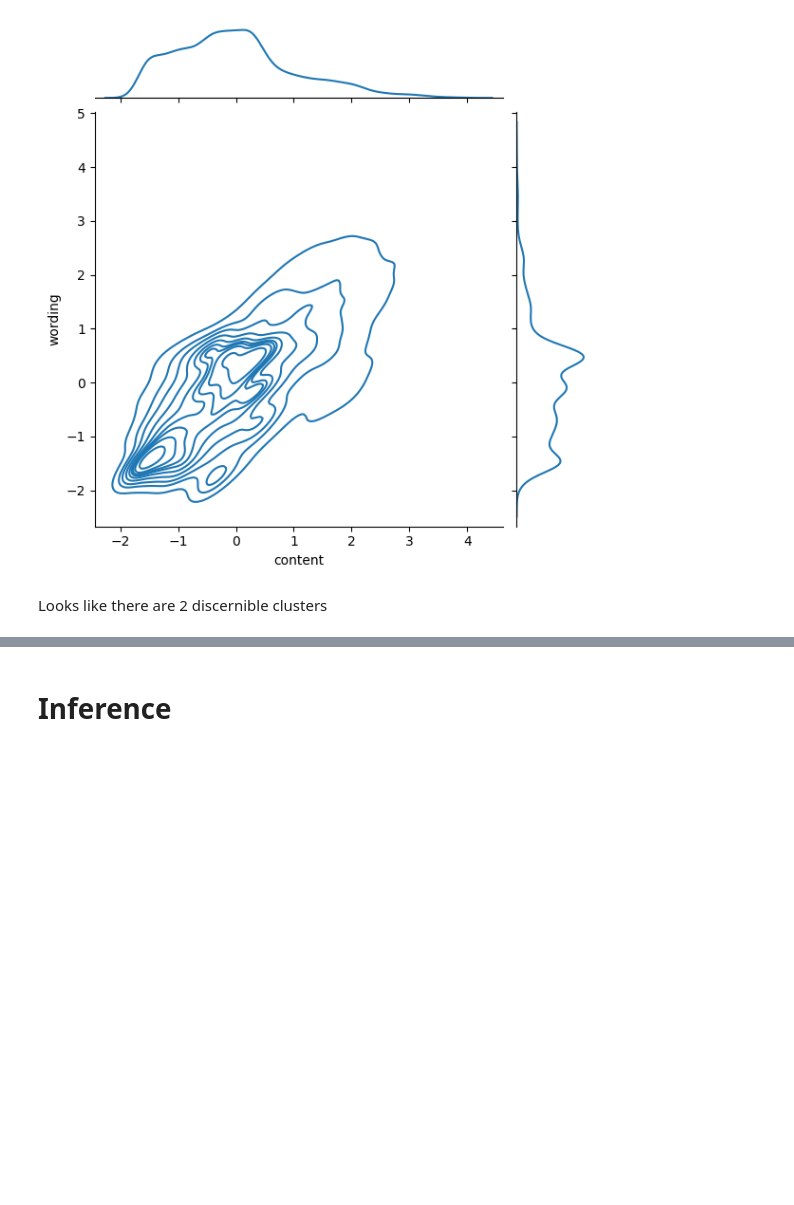
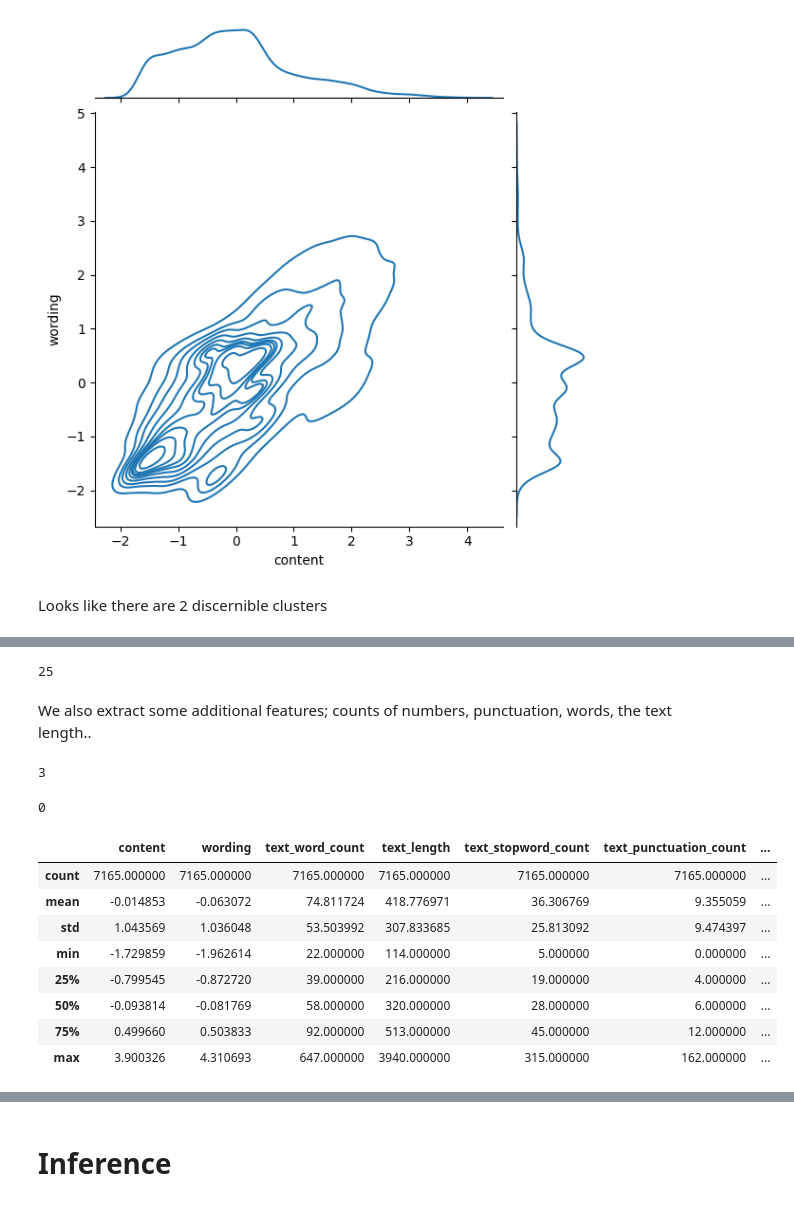
Before and after one commit to programmer-ke/commonlit-student-summaries, a Jupyter notebook: baseline-decision-trees.ipynb, the cells around one changed output, grey strips where cells are left out. Drawn from its saved outputs; the diff is of its cells as text; code cells hidden in the pictures; blank space fills up the shorter version.

```diff
--- a/baseline-decision-trees.ipynb
+++ b/baseline-decision-trees.ipynb
@@ -116,0 +134,28 @@ Some basic feature engineering on the summary texts.
+# %%
+stopword_set = set(stopwords.words('english'))
+
+def count_stopwords(text):
+    return sum([1 for word in text.split() if word.lower() in stopword_set])
+
+sample_text = train_df.text[0]
+count_stopwords(sample_text)
+# %% [output]
+25
+# %% [markdown]
+We also extract some additional features; counts of numbers, punctuation, words, the text length..
+# %%
+punctuation_set = set(string.punctuation)
+
+def count_punctuation(text):
+    return sum([1 for char in text if char in punctuation_set])
+
+count_punctuation(sample_text)
+# %% [output]
+3
+# %%
+def count_numbers(text):
+    return len(re.findall(r'\d+', text))
+
+count_numbers(sample_text)
+# %% [output]
+0
@@ -116,0 +176,12 @@ Some basic feature engineering on the summary texts.
+# %%
+full_train_df.describe()
+# %% [output]
+|  | content | wording | text_word_count | text_length | text_stopword_count | text_punctuation_count | ... |
+| count | 7165.000000 | 7165.000000 | 7165.000000 | 7165.000000 | 7165.000000 | 7165.000000 | ... |
+| mean | -0.014853 | -0.063072 | 74.811724 | 418.776971 | 36.306769 | 9.355059 | ... |
+| std | 1.043569 | 1.036048 | 53.503992 | 307.833685 | 25.813092 | 9.474397 | ... |
+| min | -1.729859 | -1.962614 | 22.000000 | 114.000000 | 5.000000 | 0.000000 | ... |
+| 25% | -0.799545 | -0.872720 | 39.000000 | 216.000000 | 19.000000 | 4.000000 | ... |
+| 50% | -0.093814 | -0.081769 | 58.000000 | 320.000000 | 28.000000 | 6.000000 | ... |
+| 75% | 0.499660 | 0.503833 | 92.000000 | 513.000000 | 45.000000 | 12.000000 | ... |
+| max | 3.900326 | 4.310693 | 647.000000 | 3940.000000 | 315.000000 | 162.000000 | ... |
```
Also changed, not shown: parts of 27 cells of this notebook.
